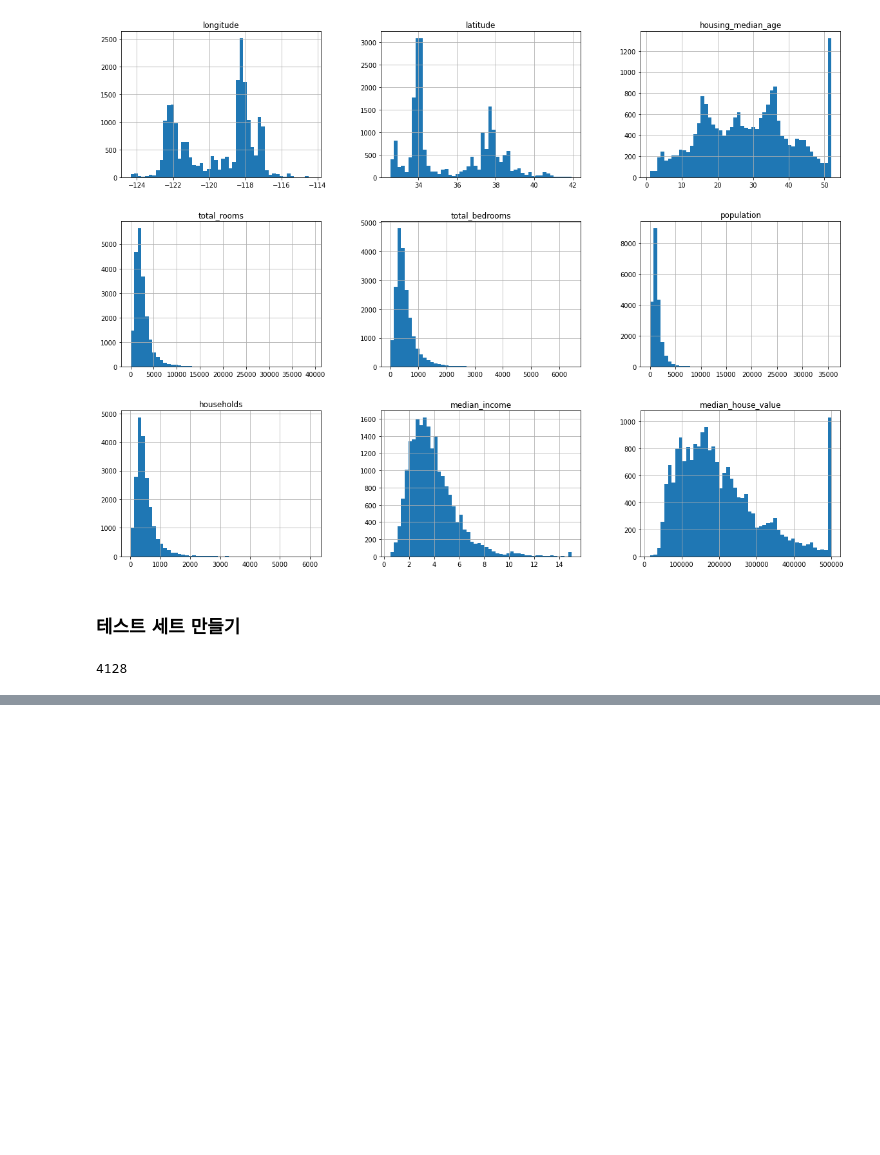
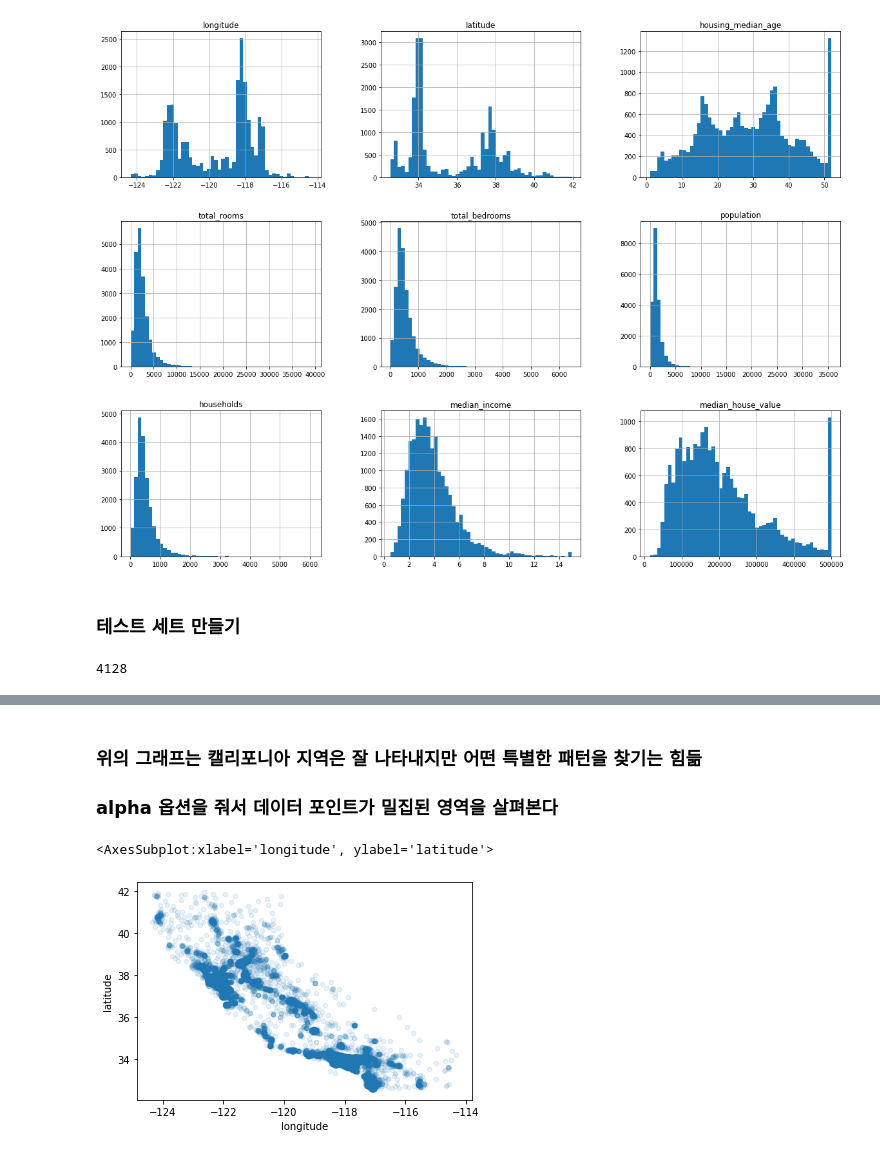
Before and after one commit to kxdah/HandsOnML, a Jupyter notebook: Housing.ipynb, the cells around one changed output, grey strips where cells are left out. Saved outputs shown, nothing was run; the diff lists cells and outputs as text; code cells hidden in the pictures; blank space fills up the shorter version.

```diff
--- a/Housing.ipynb
+++ b/Housing.ipynb
@@ -99,0 +157,8 @@ len(test_set)
+# %% [markdown]
+### 위의 그래프는 캘리포니아 지역은 잘 나타내지만 어떤 특별한 패턴을 찾기는 힘듦
+### alpha 옵션을 줘서 데이터 포인트가 밀집된 영역을 살펴본다
+# %%
+housing.plot(kind = "scatter", x = "longitude", y = "latitude", alpha = 0.1)
+# %% [output]
+<AxesSubplot:xlabel='longitude', ylabel='latitude'>
+[figure, added]
```
Also changed, not shown: parts of 29 cells of this notebook, 1 other file.
